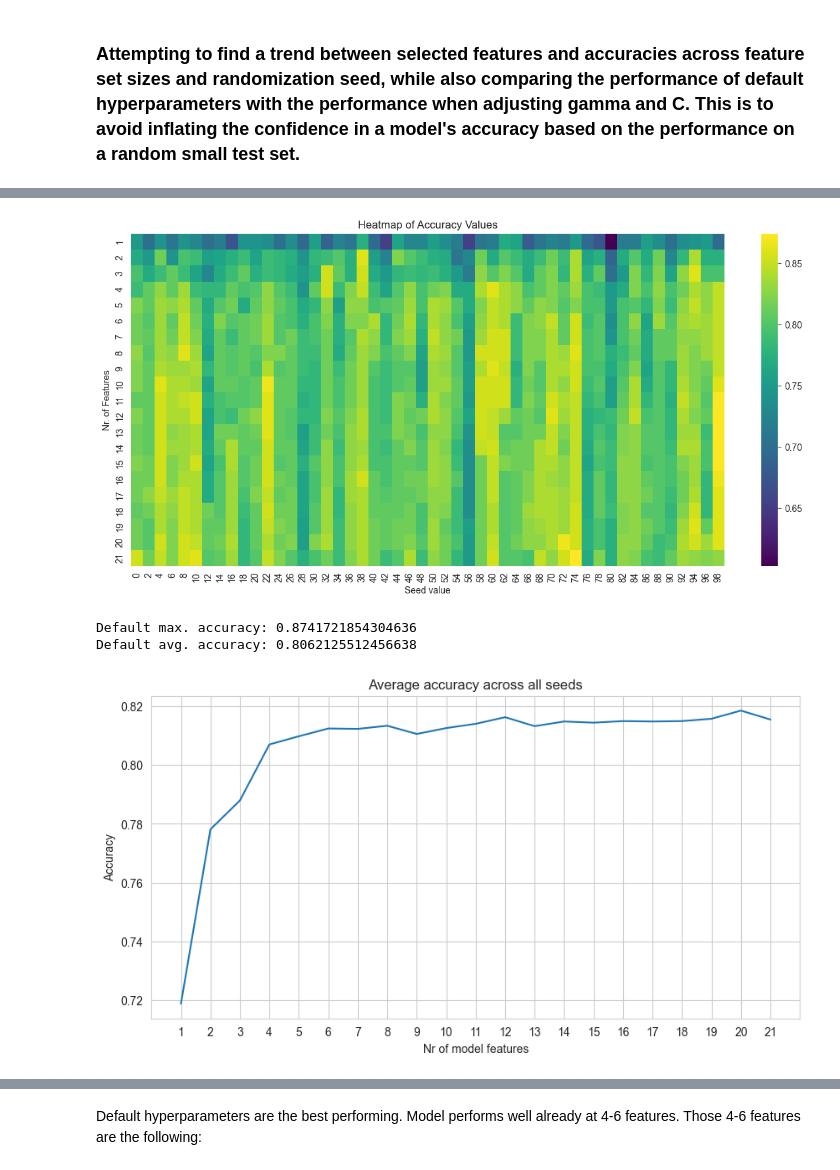
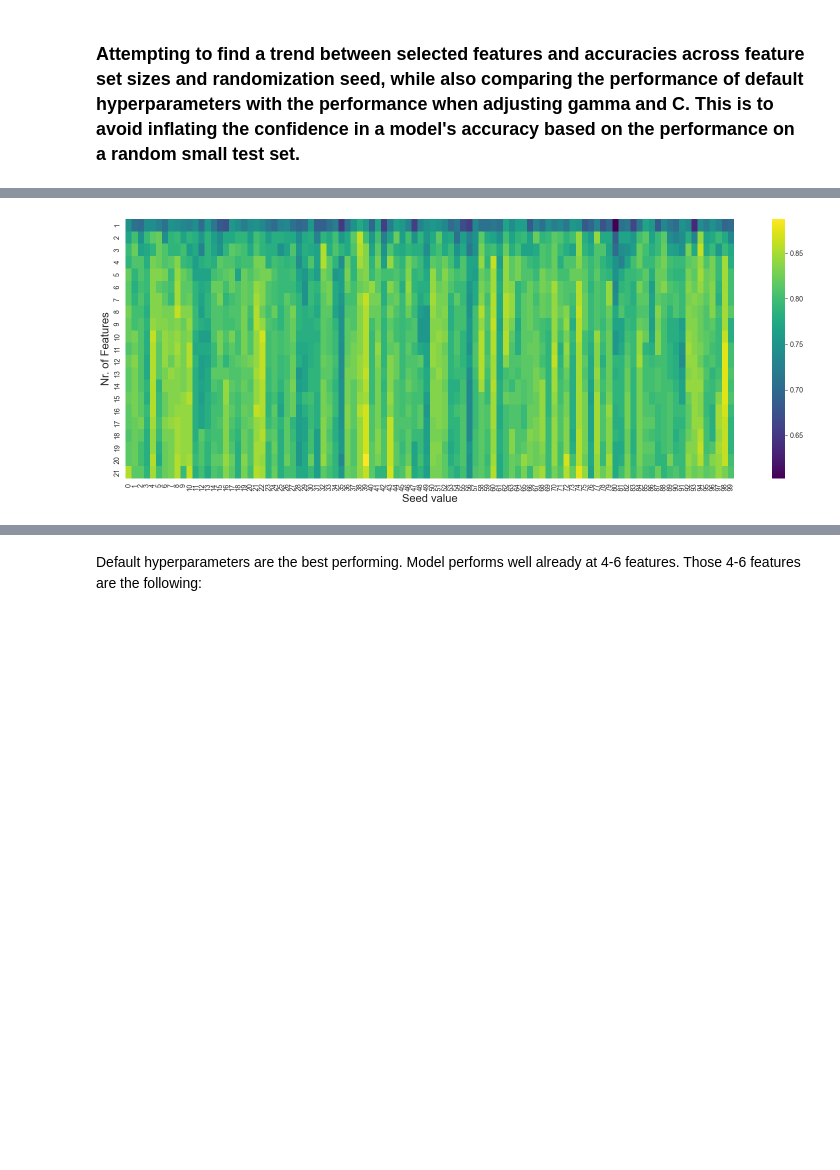
Before and after one commit to dprifer/SF2935__G007, a Jupyter notebook: SVM/SVM model.ipynb, the cells around one changed output, grey strips where cells are left out. Saved outputs shown, nothing was run; the diff lists cells and outputs as text; code cells hidden in the pictures; blank space fills up the shorter version.

```diff
--- a/SVM/SVM model.ipynb
+++ b/SVM/SVM model.ipynb
@@ -576,7 +451,7 @@ for i in range(1, predictors_train.shape[1] + 1):
     bestfeatures[i] = {}
     accuracy_orig_dict[i] = {}
     accuracy_mod_dict[i] = {}
-    for j in range(50):
+    for j in range(100):
         if i == predictors_train.shape[1]:
             seed = j
             print(f'{i} features, seed = {seed}..', end='')
@@ -653,0 +529,26 @@ for i in range(1, predictors_train.shape[1] + 1):
+# %%
+for i in range(1, predictors_train.shape[1] + 1):
+    for j in range(100):
+        if i == predictors_train.shape[1]:
+            seed = j
+            print(f'{i} features, seed = {seed}..', end='')
+            predictors_train, predictors_test, response_train, response_test = train_test_split(encoded_data, response, test_size=0.3, random_state=seed)
+            bestfeatures[i][seed] = predictors_test.columns
+            model, accuracy = svm_model('rbf', predictors_train, response_train, predictors_test, response_test, metrics='None')
+            n_features = predictors_train.shape[1]
+            X_variance = predictors_train.var().mean()
+            gamma_value = 1 / (n_features * X_variance)
+
+            C_grid = [0.001, 0.01, 0.1, 1, 10, 100]
+            gamma_grid = [0.001, 0.01, 0.1, 1, 10, 100]
+
+            accuracy_mod_dict[i][seed] = {}
+
+            for k in range(len(C_grid)):
+                accuracy_mod_dict[i][seed][k] = {}
+                for l in range(len(gamma_grid)):
+                    _, accuracy_mod = svm_model('rbf', predictors_train, response_train, predictors_test, response_test, c = C_grid[k], gamma = gamma_grid[l], metrics='None')
+                    accuracy_mod_dict[i][seed][k][l] = accuracy_mod
+
+            accuracy_orig_dict[i][seed] = accuracy
+            print('Training DONE.')
@@ -679,20 +597,17 @@ plt.show()
 # %%
 # default parameters
 n_features = sorted(accuracy_orig_dict.keys())
-seed_nrs = [2 * j for j in range(50)]
+seed_nrs = range(100)
 Z = np.array([[accuracy_orig_dict[n_feature][seed_nr] for n_feature in n_features] for seed_nr in seed_nrs])
 
 # Create a heatmap
-plt.figure(figsize=(12, 6))
+plt.figure(figsize=(16, 6))
 sns.heatmap(Z.T, xticklabels=seed_nrs, yticklabels=n_features, cmap='viridis', annot=False)
-plt.xlabel('Seed value')
-plt.ylabel('Nr. of Features')
-plt.title('Heatmap of Accuracy Values')
+plt.xlabel('Seed value', fontsize=16)
+plt.ylabel('Nr. of Features', fontsize=16)
 plt.tight_layout()
+plt.savefig('AccuracyHeatmap_all.eps', format='eps')
 plt.show()
 # %% [output]
-[figure, old version]
+[figure, new version]
-Default max. accuracy: 0.8741721854304636
-Default avg. accuracy: 0.8062125512456638
-[figure, removed]
 # %%
```
Also changed, not shown: parts of 27 cells of this notebook.
